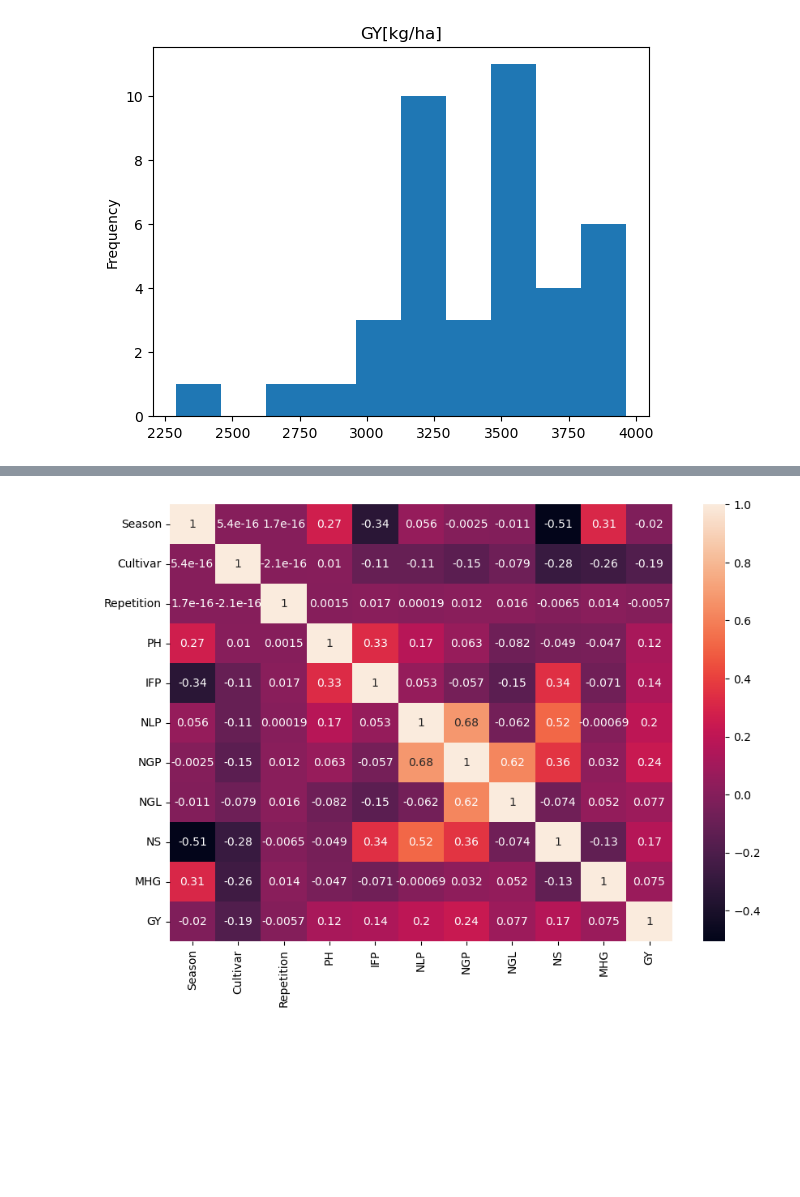
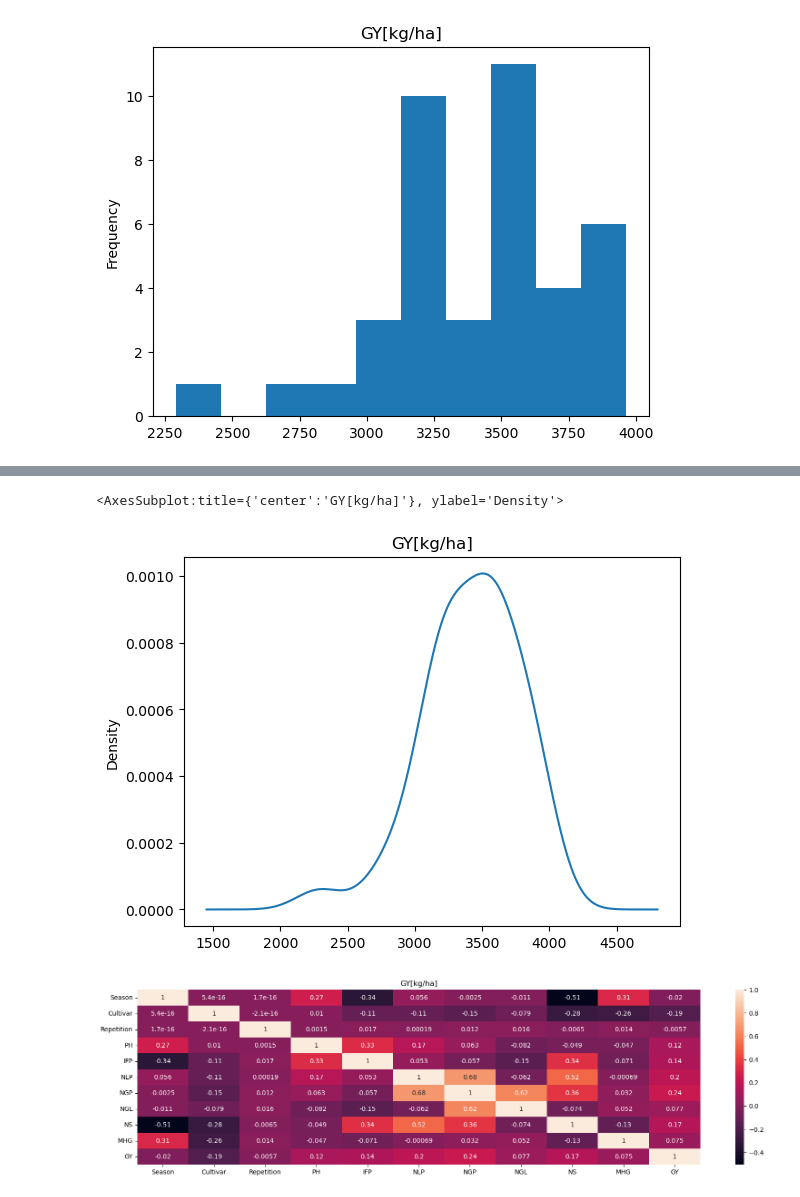
Before and after one commit to mateibotilca/Soybean-Predictions, a Jupyter notebook: main.ipynb, the cells around one changed output, grey strips where cells are left out. Cells and saved outputs as stored; diff of their text form; code cells hidden in the pictures; blank space fills up the shorter version.

```diff
--- a/main.ipynb
+++ b/main.ipynb
@@ -86,5 +72,5 @@ soybean_data.to_csv('data_processed.csv', index=False)
 # %%
-df = pd.read_csv('data_processed.csv')
+df = pd.read_csv('data/data_processed.csv')
 df
 # %% [output]
 |  | Season | Cultivar | Repetition | PH | IFP | NLP | NGP | NGL | NS | MHG | GY |
@@ -152,6 +138,3 @@ df2['GY'].plot(kind='hist', title='GY[kg/ha]')
 # %% [output]
 <AxesSubplot:title={'center':'GY[kg/ha]'}, ylabel='Frequency'>
 [figure]
-# %%
-df = pd.read_csv('data_processed.csv')
-df.plot(kind='scatter', x='MHG', y='Season')
@@ -161,6 +141,11 @@ df.plot(kind='scatter', x='MHG', y='Season')
+# %%
+df2['GY'].plot(kind='kde', title='GY[kg/ha]')
+# %% [output]
+<AxesSubplot:title={'center':'GY[kg/ha]'}, ylabel='Density'>
+[figure, added]
 # %%
 sns.heatmap(df.corr(), annot=True)
-plt.rcParams['figure.figsize'] = (10, 5)
+plt.rcParams['figure.figsize'] = (20, 5)
 plt.show()
 # %% [output]
-[figure, old version]
+[figure, new version]
```
Also changed, not shown: parts of 26 cells of this notebook, 4 other files.
